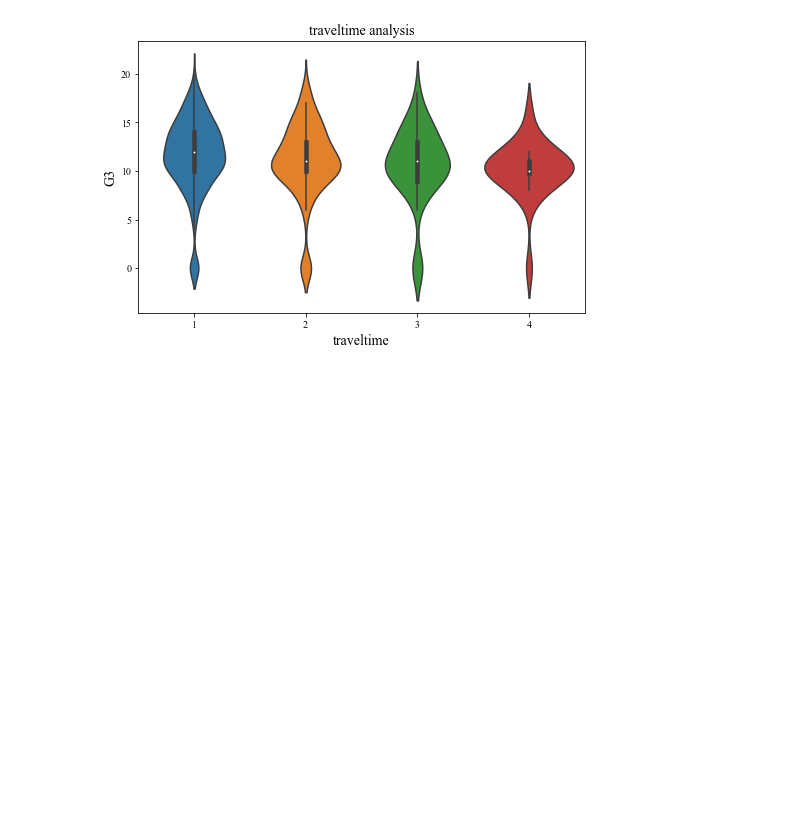
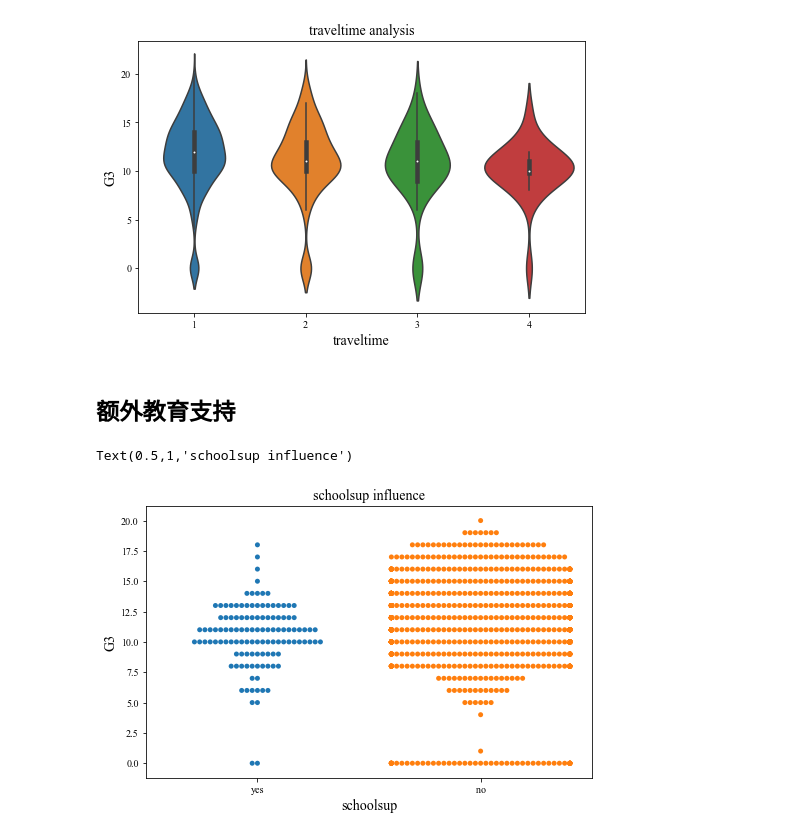
Before and after one commit to yuyi-7/Design-for-course, a Jupyter notebook: student/student.ipynb, the cells around one changed output. Drawn from its saved outputs; the diff is of its cells as text; code cells hidden in the pictures; blank space fills up the shorter version.

```diff
--- a/student/student.ipynb
+++ b/student/student.ipynb
@@ -351,3 +351,14 @@ plt.title('traveltime analysis',font2)
 # %% [output]
 Text(0.5,1,'traveltime analysis')
 [figure]
+# %% [markdown]
+## 额外教育支持
+# %%
+plt.figure(figsize=(8,5))
+sns.swarmplot(x='schoolsup', y='G3', data=df)
+plt.xlabel('schoolsup', font2)
+plt.ylabel('G3', font2)
+plt.title('schoolsup influence',font2)
+# %% [output]
+Text(0.5,1,'schoolsup influence')
+[figure, added]
```
Also changed, not shown: parts of 122 cells of this notebook.
